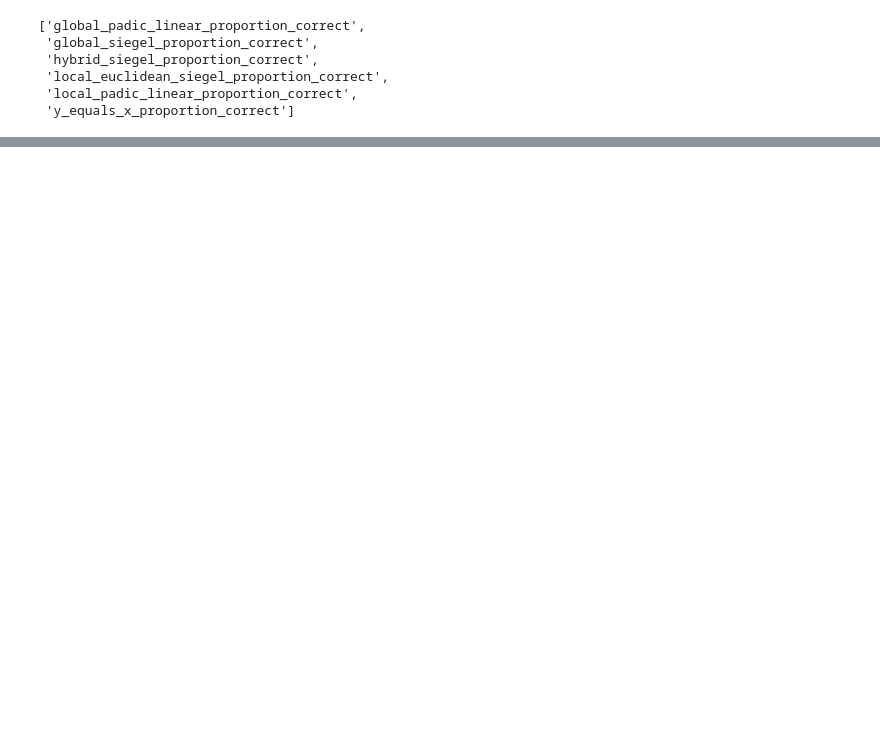
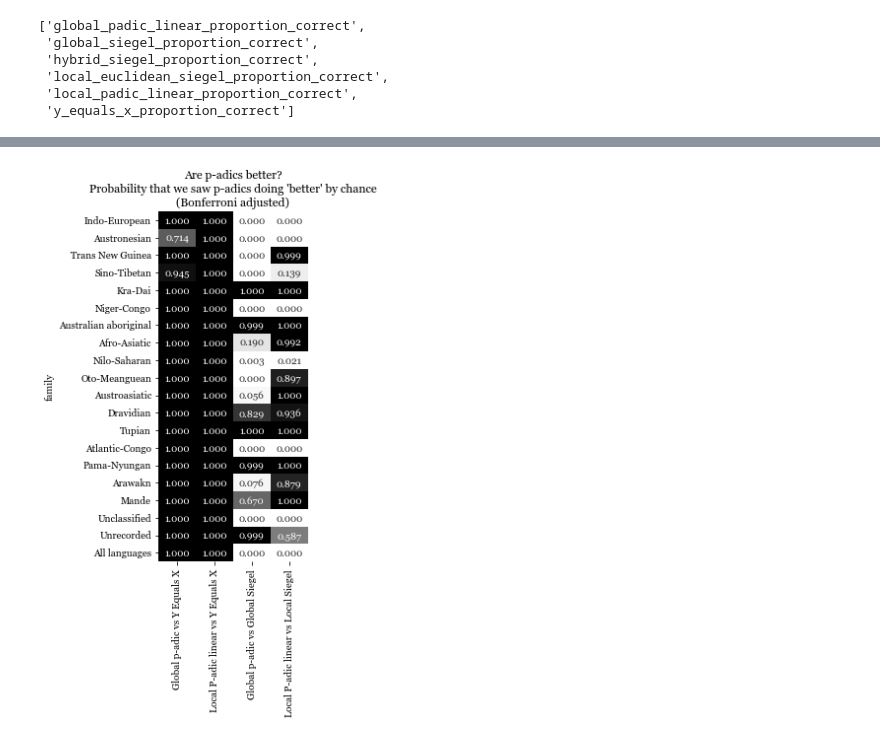
Before and after one commit to solresol/padiclinear, a Jupyter notebook: evaluations/statistical-tests-and-graphs.ipynb, the cells around one changed output, grey strips where cells are left out. Saved outputs shown, nothing was run; the diff lists cells and outputs as text; code cells hidden in the pictures; blank space fills up the shorter version.

```diff
--- a/evaluations/statistical-tests-and-graphs.ipynb
+++ b/evaluations/statistical-tests-and-graphs.ipynb
@@ -451,0 +232,13 @@ df[(df.bible_version_id == 779) & (df.tokenisation_method_id == 'unigram') & (df
+# %%
+language_p_values = []
+for family in language_family_columns + extra_families:
+    record = {'family': nice_language_family_names[family] }
+    for comparison in comparison_pairs:
+        l,r = comparison
+        subset = by_language[by_language[family]]
+        p = scipy.stats.wilcoxon(subset[l], subset[r], alternative='greater', zero_method='pratt').pvalue
+        record[f"{metric_renaming[l]} vs {metric_renaming[r]}"] = p
+    language_p_values.append(record)
+language_p_values = pandas.DataFrame.from_records(language_p_values).set_index('family')
+corrected_p_values = language_p_values.applymap(bonferroni)
+language_p_values
@@ -451,0 +285,9 @@ df[(df.bible_version_id == 779) & (df.tokenisation_method_id == 'unigram') & (df
+# %%
+fig, ax = matplotlib.pyplot.subplots(figsize=(4,8))
+seaborn.heatmap(corrected_p_values, annot=True, ax=ax, fmt='.3f', cmap="Greys", cbar=False)
+ax.set_title("Are p-adics better?\nProbability that we saw p-adics doing 'better' by chance\n(Bonferroni adjusted)",
+            )
+fig.tight_layout()
+fig.savefig("p-adic-experimental-results.png", dpi=200)
+# %% [output]
+[figure, added]
```
Also changed, not shown: parts of 59 cells of this notebook, 3 other files.
